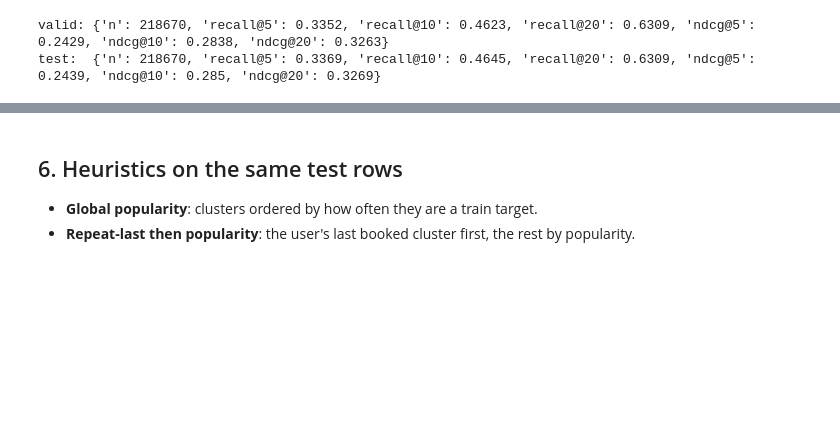
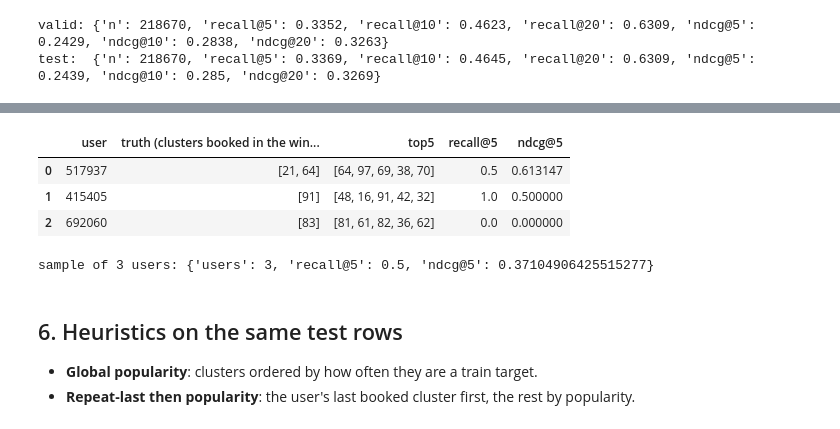
Before and after one commit to Quocker20/next-best-product-recommendation, a Jupyter notebook: notebooks/hospitality/smlp4rec/01_train_test_smlp4rec.ipynb, the cells around one changed output, grey strips where cells are left out. Saved outputs shown, nothing was run; the diff lists cells and outputs as text; code cells hidden in the pictures; blank space fills up the shorter version.

```diff
--- a/notebooks/hospitality/smlp4rec/01_train_test_smlp4rec.ipynb
+++ b/notebooks/hospitality/smlp4rec/01_train_test_smlp4rec.ipynb
@@ -235,3 +288,22 @@ test:  {'n': 218670, 'recall@5': 0.3369, 'recall@10': 0.4645, 'recall@20': 0.630
+# %%
+# 3 sample users of the cell above (same teammate protocol): truth set, model top 5, per-user and mean Recall@5 / NDCG@5
+pick = np.random.default_rng(0).choice(len(u_ids), 3, replace=False)
+tok = lambda ids: [int(c) for c in dataset.id2token(dataset.iid_field, np.asarray(ids))]  # model id -> raw hotel_cluster
+per_user = [user_set_metrics(top_u[i : i + 1], [truths[i]], k=5) for i in pick]
+display(pd.DataFrame({
+    "user": u_ids[pick],
+    "truth (clusters booked in the window)": [sorted(tok(sorted(truths[i]))) for i in pick],
+    "top5": [tok(top_u[i]) for i in pick],
+    "recall@5": [m["recall@5"] for m in per_user],
+    "ndcg@5": [m["ndcg@5"] for m in per_user],
+}))
+print("sample of 3 users:", user_set_metrics(top_u[pick], [truths[i] for i in pick], k=5))
+# %% [output]
+|  | user | truth (clusters booked in the win... | top5 | recall@5 | ndcg@5 |
+| 0 | 517937 | [21, 64] | [64, 97, 69, 38, 70] | 0.5 | 0.613147 |
+| 1 | 415405 | [91] | [48, 16, 91, 42, 32] | 1.0 | 0.500000 |
+| 2 | 692060 | [83] | [81, 61, 82, 36, 62] | 0.0 | 0.000000 |
+sample of 3 users: {'users': 3, 'recall@5': 0.5, 'ndcg@5': 0.37104906425515277}
 # %% [markdown]
 ## 6. Heuristics on the same test rows
 
```
Also changed, not shown: parts of 2 cells of this notebook, 6 other files.
